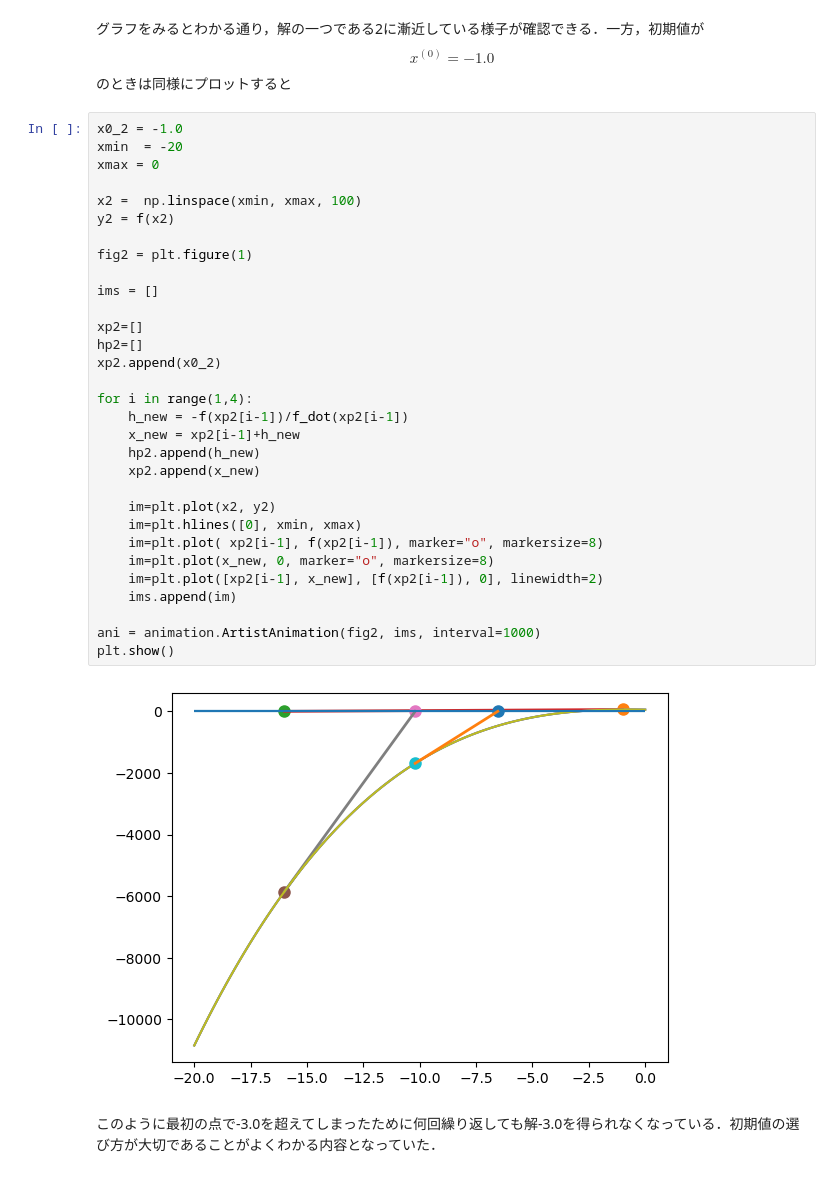
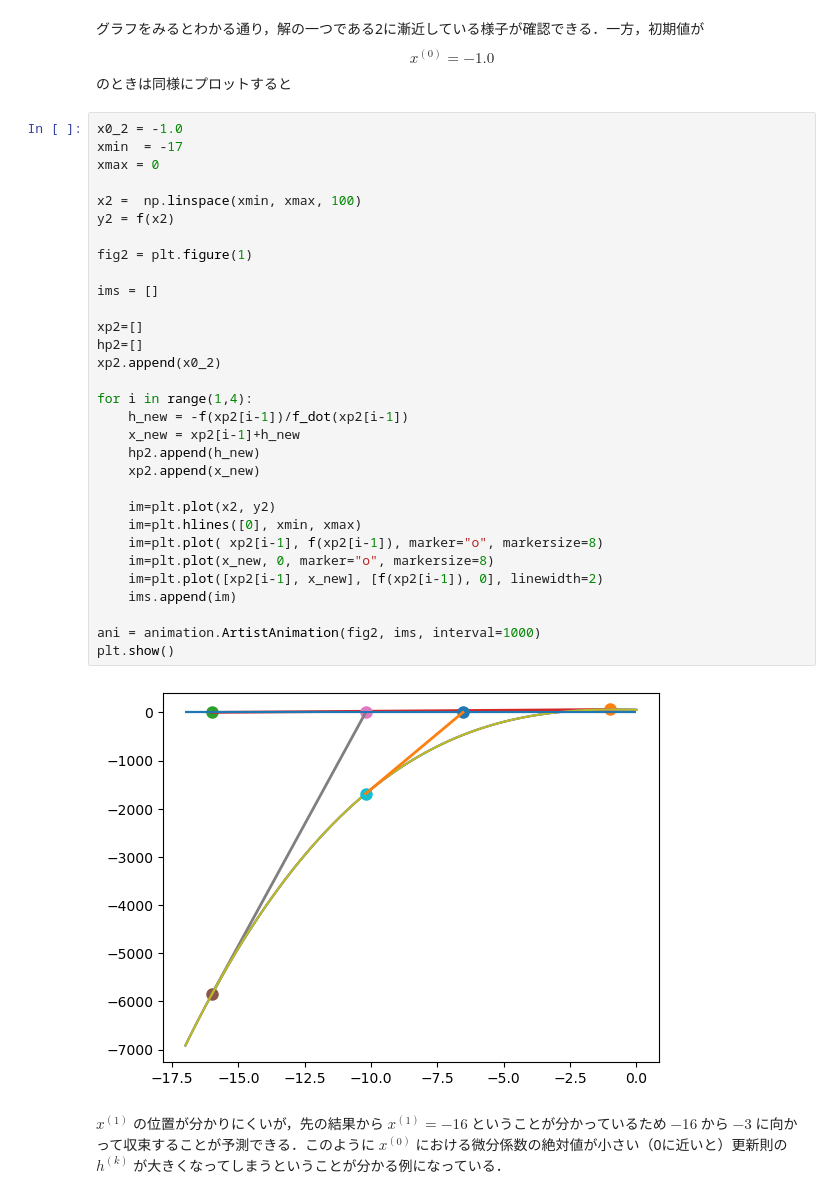
Before and after one commit to ibuki1018/suutikaiseki, a Jupyter notebook: report6.ipynb, the cells around one changed output. Cells and saved outputs as stored; diff of their text form.

```diff
--- a/report6.ipynb
+++ b/report6.ipynb
@@ -155,36 +155,36 @@ $$ x^{(0)} = -1.0 $$
 のときは同様にプロットすると
 # %%
 x0_2 = -1.0
-xmin  = -20
+xmin  = -17
 xmax = 0
 
 x2 =  np.linspace(xmin, xmax, 100)
 y2 = f(x2)
 
 fig2 = plt.figure(1)
 
 ims = []
 
 xp2=[]
 hp2=[]
 xp2.append(x0_2)
 
 for i in range(1,4):
     h_new = -f(xp2[i-1])/f_dot(xp2[i-1])
     x_new = xp2[i-1]+h_new
     hp2.append(h_new)
     xp2.append(x_new)
 
     im=plt.plot(x2, y2)
     im=plt.hlines([0], xmin, xmax)
     im=plt.plot( xp2[i-1], f(xp2[i-1]), marker="o", markersize=8)
     im=plt.plot(x_new, 0, marker="o", markersize=8)
     im=plt.plot([xp2[i-1], x_new], [f(xp2[i-1]), 0], linewidth=2)
     ims.append(im)
 
 ani = animation.ArtistAnimation(fig2, ims, interval=1000)
 plt.show()
 # %% [output]
-[figure, old version]
+[figure, new version]
-# %% [markdown]
-このように最初の点で-3.0を超えてしまったために何回繰り返しても解-3.0を得られなくなっている．初期値の選び方が大切であることがよくわかる内容となっていた．
+# %% [markdown]
+$ x^{(1)} $ の位置が分かりにくいが，先の結果から $ x^{(1)} = -16 $ ということが分かっているため $-16$ から $-3$ に向かって収束することが予測できる．このように $ x^{(0)} $ における微分係数の絶対値が小さい（0に近いと）更新則の $ h^{(k)} $ が大きくなってしまうということが分かる例になっている．
```
